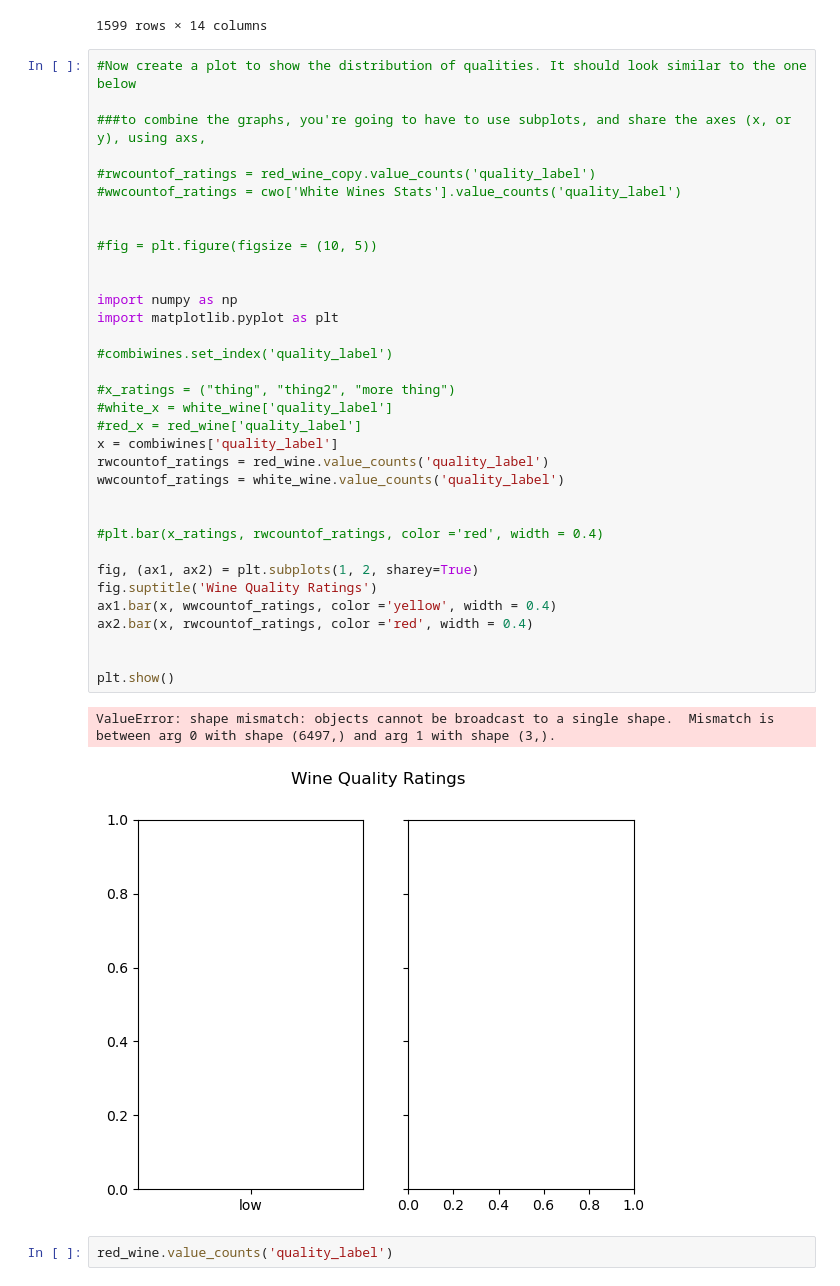
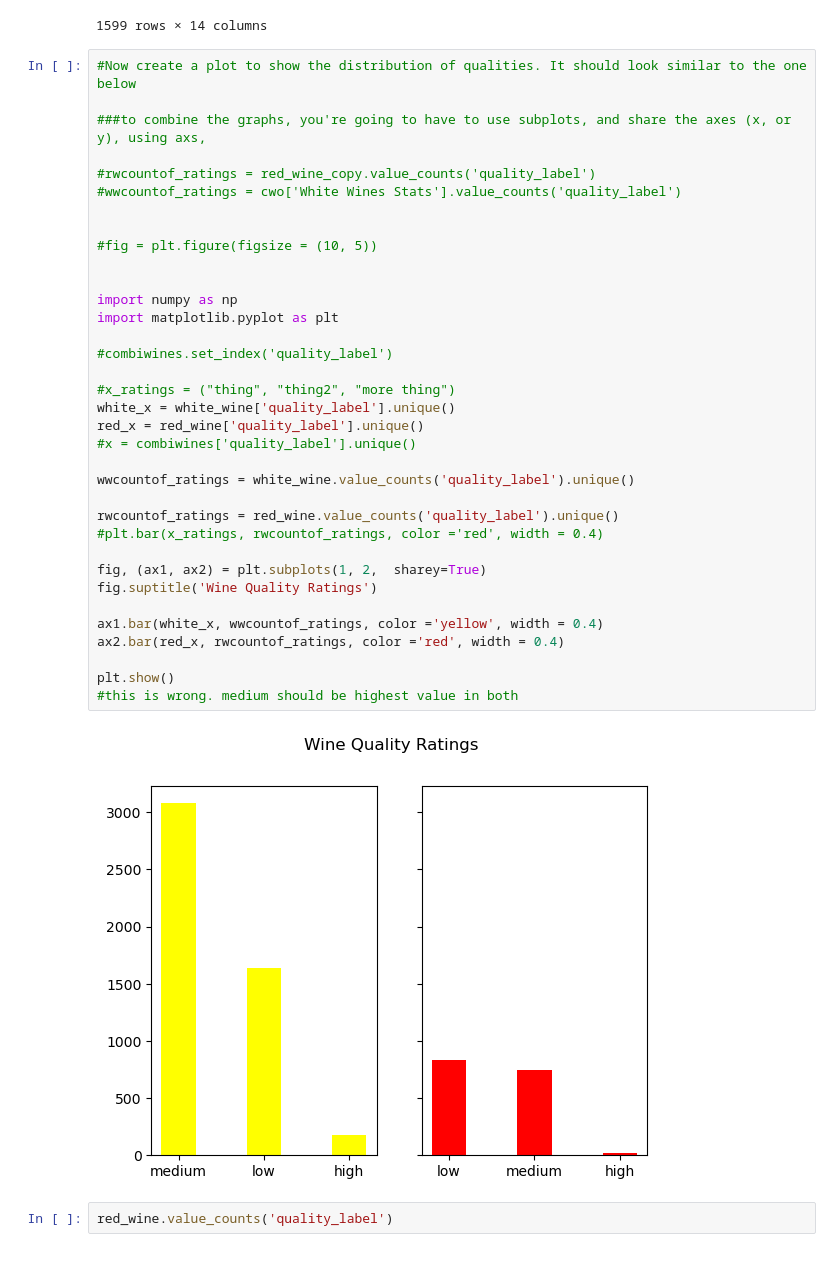
Before and after one commit to cdb8675309/Sprint-1-Nicer, a Jupyter notebook: P2_Sprint1_nicer.ipynb, the cells around one changed output. Drawn from its saved outputs; the diff is of its cells as text.

Commit message:
"need to figure out low med high"

```diff
--- a/P2_Sprint1_nicer.ipynb
+++ b/P2_Sprint1_nicer.ipynb
@@ -239,40 +239,40 @@ red_wine
 # %%
 #Now create a plot to show the distribution of qualities. It should look similar to the one below
 
 ###to combine the graphs, you're going to have to use subplots, and share the axes (x, or y), using axs,
 
 #rwcountof_ratings = red_wine_copy.value_counts('quality_label')
 #wwcountof_ratings = cwo['White Wines Stats'].value_counts('quality_label')
 
 
 #fig = plt.figure(figsize = (10, 5))
 
 
 import numpy as np
 import matplotlib.pyplot as plt
 
 #combiwines.set_index('quality_label')
 
 #x_ratings = ("thing", "thing2", "more thing")
-#white_x = white_wine['quality_label']
-#red_x = red_wine['quality_label']
-x = combiwines['quality_label']
-rwcountof_ratings = red_wine.value_counts('quality_label')
-wwcountof_ratings = white_wine.value_counts('quality_label')
+white_x = white_wine['quality_label'].unique()
+red_x = red_wine['quality_label'].unique()
+#x = combiwines['quality_label'].unique()
 
+wwcountof_ratings = white_wine.value_counts('quality_label').unique()
 
+rwcountof_ratings = red_wine.value_counts('quality_label').unique()
 #plt.bar(x_ratings, rwcountof_ratings, color ='red', width = 0.4)
 
-fig, (ax1, ax2) = plt.subplots(1, 2, sharey=True)
+fig, (ax1, ax2) = plt.subplots(1, 2,  sharey=True)
 fig.suptitle('Wine Quality Ratings')
-ax1.bar(x, wwcountof_ratings, color ='yellow', width = 0.4)
-ax2.bar(x, rwcountof_ratings, color ='red', width = 0.4)
 
+ax1.bar(white_x, wwcountof_ratings, color ='yellow', width = 0.4)
+ax2.bar(red_x, rwcountof_ratings, color ='red', width = 0.4)
 
 plt.show()
+#this is wrong. medium should be highest value in both
 # %% [output]
-ValueError: shape mismatch: objects cannot be broadcast to a single shape.  Mismatch is between arg 0 with shape (6497,) and arg 1 with shape (3,).
-[figure, old version]
+[figure, new version]
 # %%
 red_wine.value_counts('quality_label')
 # %% [output]
```
Also changed, not shown: parts of 2 cells of this notebook.
